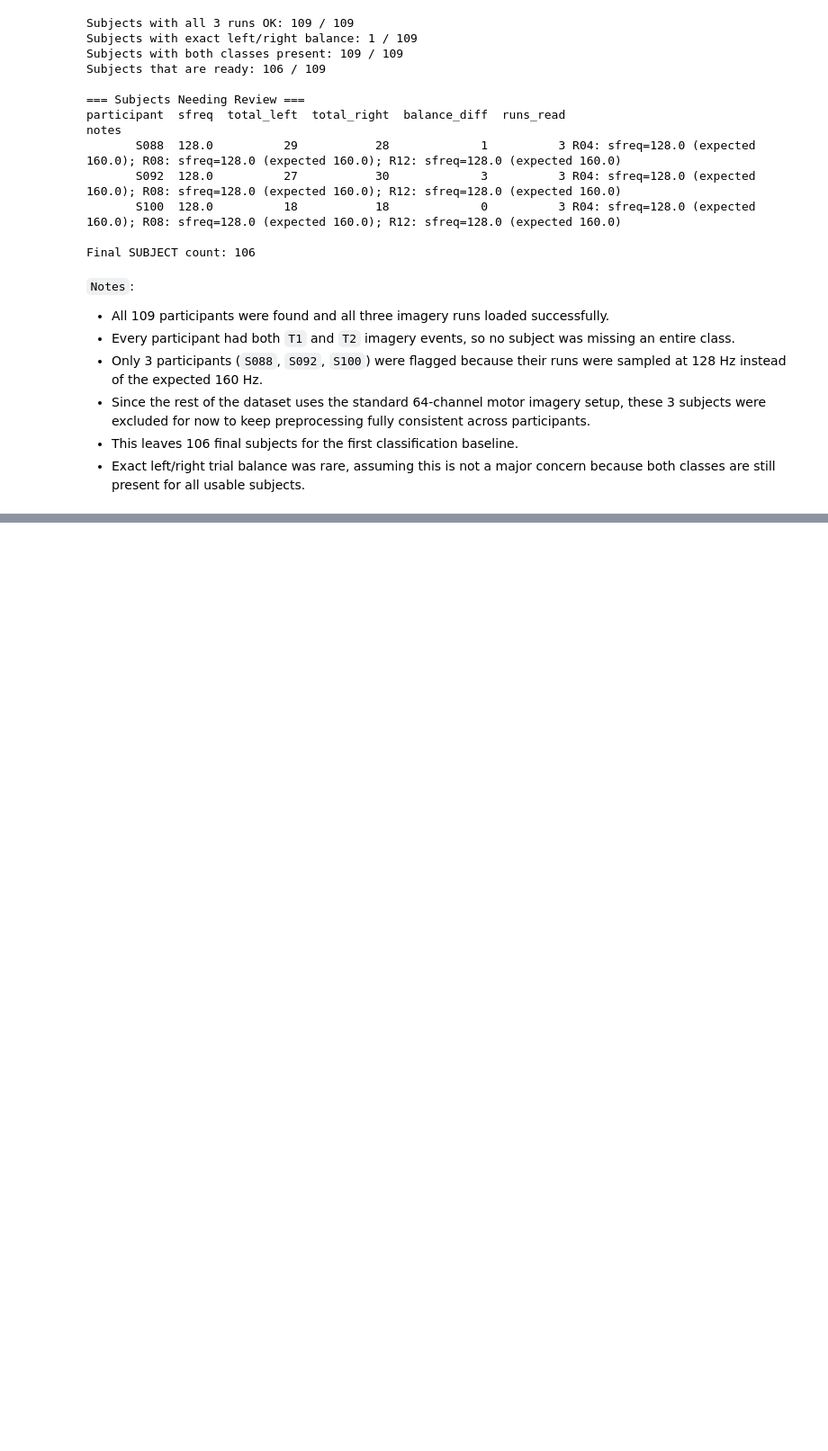
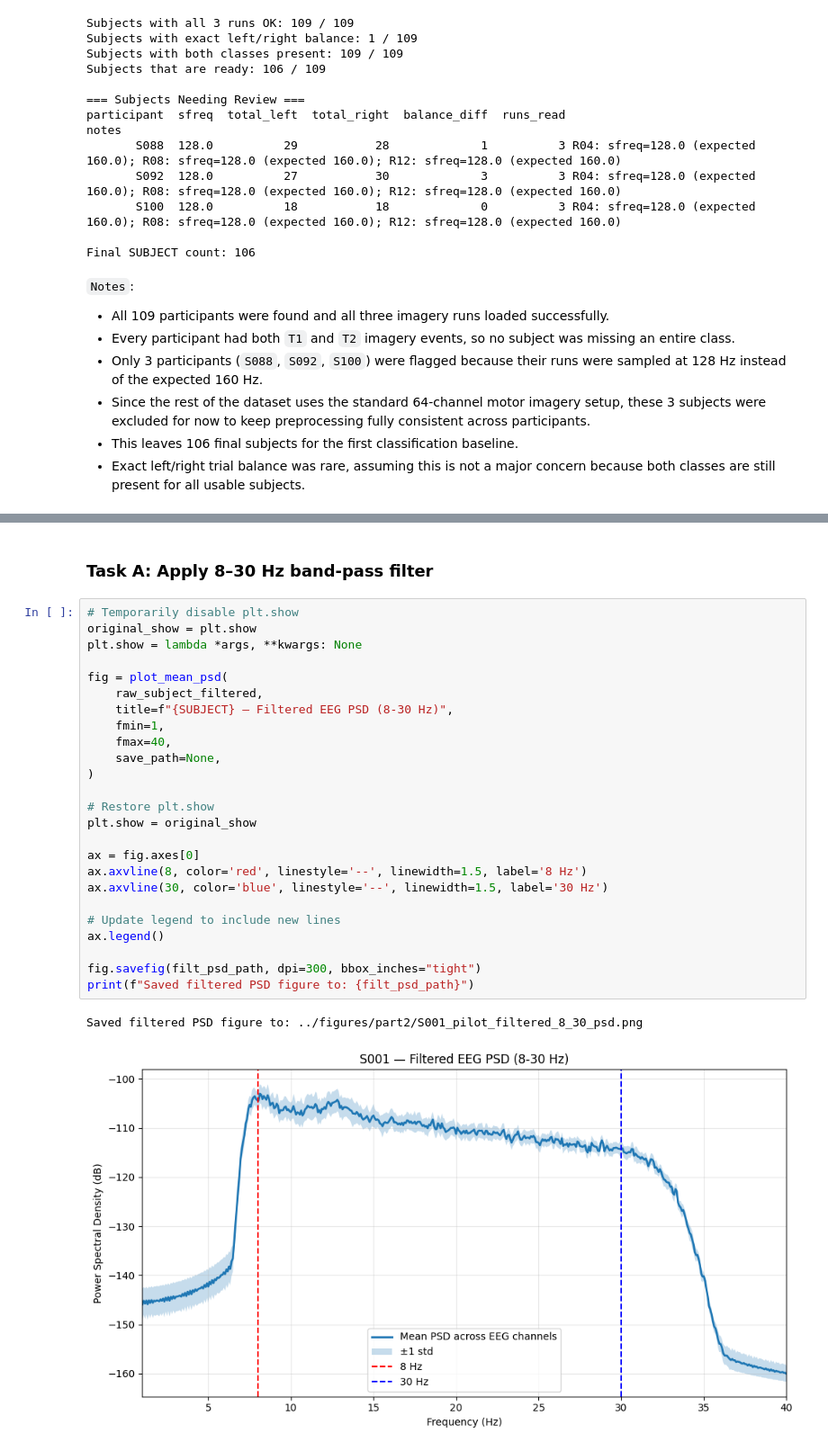
Before and after one commit to neehanthreddym/eeg-signal-processing-classification, a Jupyter notebook: notebooks/part2_motor_imagery.ipynb, the cells around one changed output, grey strips where cells are left out. Shown at 90% size. Saved outputs shown, nothing was run; the diff lists cells and outputs as text; blank space fills up the shorter version.

```diff
--- a/notebooks/part2_motor_imagery.ipynb
+++ b/notebooks/part2_motor_imagery.ipynb
@@ -303,0 +454,30 @@ Final SUBJECT count: 106
+# %% [markdown]
+### Task A: Apply 8–30 Hz band-pass filter
+# %%
+# Temporarily disable plt.show
+original_show = plt.show
+plt.show = lambda *args, **kwargs: None
+
+fig = plot_mean_psd(
+    raw_subject_filtered,
+    title=f"{SUBJECT} — Filtered EEG PSD (8-30 Hz)",
+    fmin=1,
+    fmax=40,
+    save_path=None,
+)
+
+# Restore plt.show
+plt.show = original_show
+
+ax = fig.axes[0]
+ax.axvline(8, color='red', linestyle='--', linewidth=1.5, label='8 Hz')
+ax.axvline(30, color='blue', linestyle='--', linewidth=1.5, label='30 Hz')
+
+# Update legend to include new lines
+ax.legend()
+
+fig.savefig(filt_psd_path, dpi=300, bbox_inches="tight")
+print(f"Saved filtered PSD figure to: {filt_psd_path}")
+# %% [output]
+Saved filtered PSD figure to: ../figures/part2/S001_pilot_filtered_8_30_psd.png
+[figure, added]
```
Also changed, not shown: parts of 10 cells of this notebook, 2 other files.
